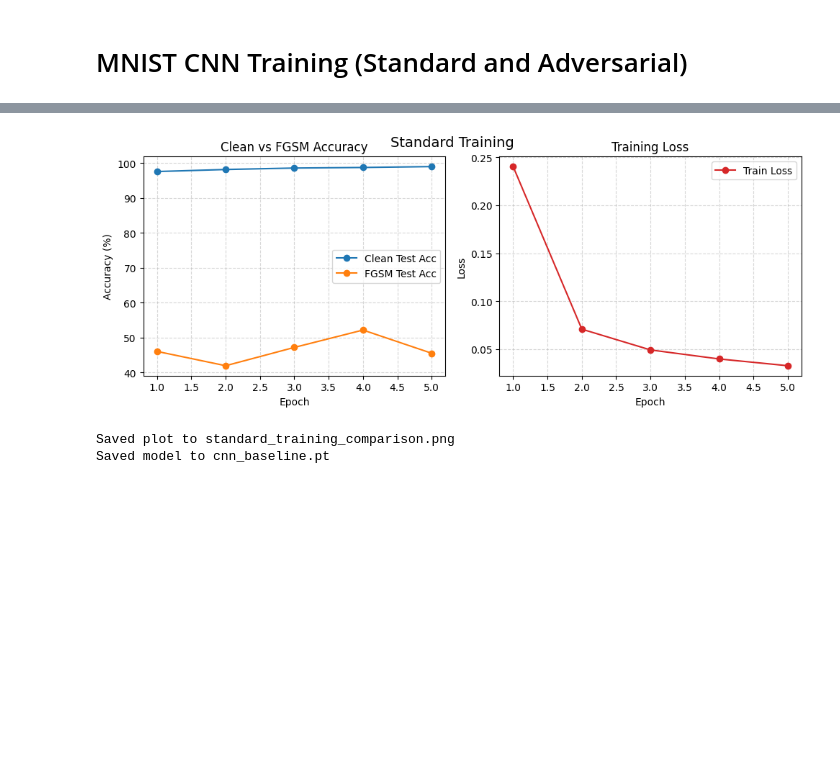
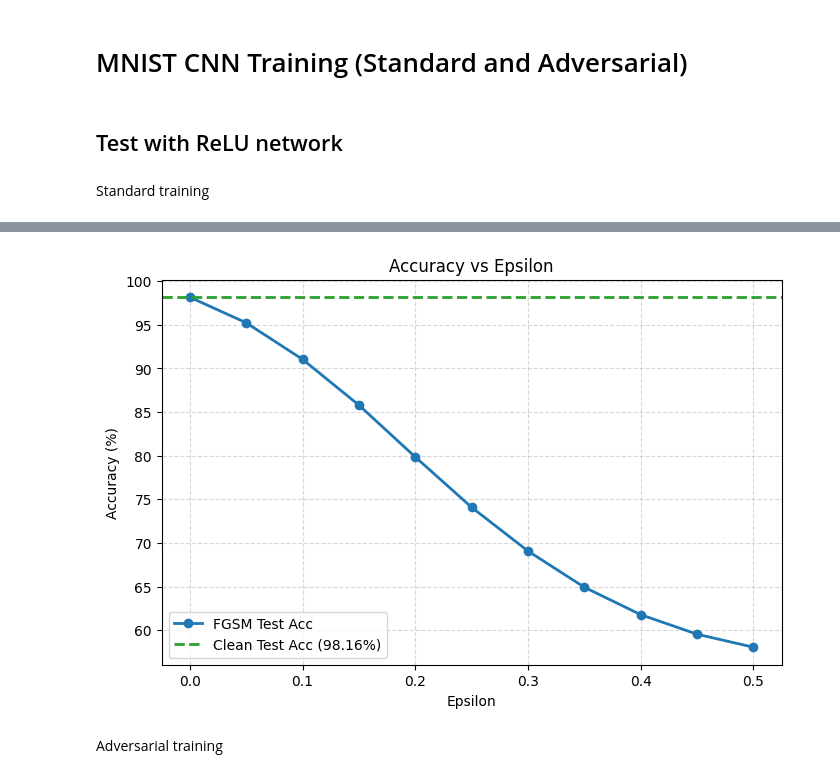
Before and after one commit to CaulesGe/CS679-project, a Jupyter notebook: fgsm_cnn/training.ipynb, the cells around one changed output, grey strips where cells are left out. Cells and saved outputs as stored; diff of their text form; code cells hidden in the pictures; blank space fills up the shorter version.

```diff
--- a/fgsm_cnn/training.ipynb
+++ b/fgsm_cnn/training.ipynb
@@ -18,6 +19,29 @@ def set_seed(seed=42):
     torch.cuda.manual_seed_all(seed)
     torch.backends.cudnn.deterministic = True
     torch.backends.cudnn.benchmark = False
+
+
+def get_best_device(verbose=True):
+    import sys
+
+    if verbose:
+        print(f"Python executable: {sys.executable}")
+        print(f"PyTorch version: {torch.__version__}")
+        print(f"CUDA available: {torch.cuda.is_available()}")
+
+    if torch.cuda.is_available():
+        return torch.device("cuda"), "cuda"
+
+    try:
+        import torch_directml
+        dml_device = torch_directml.device()
+        if verbose:
+            print("DirectML available: True")
+        return dml_device, "directml"
+    except Exception as e:
+        if verbose:
+            print(f"DirectML available: False ({e})")
+        return torch.device("cpu"), "cpu"
 
 
 def evaluate(model, dataloader, device):
@@ -45,9 +69,7 @@ def fgsm_attack(model, images, labels, epsilon):
     loss = torch.nn.CrossEntropyLoss()(outputs, labels)
 
     model.zero_grad()
-    loss.backward()
-
-    grad = images.grad.data
+    grad = torch.autograd.grad(loss, images, only_inputs=True)[0]
     sign_grad = grad.sign()
     adv_images = images + epsilon * sign_grad
 
@@ -183,4 +223,10 @@ def train_and_plot(adversarial_training=False, epsilon=0.5, num_epochs=5, lr=1e-
+# %% [markdown]
+## Test with ReLU network
+# %% [markdown]
+Standard training
 # %%
 # Run standard training
-standard_results = train_and_plot(adversarial_training=False, epsilon=0.5, num_epochs=5, lr=1e-3)
+net = Net()
+standard_results = train(net, adversarial_training=False, alpha=0.5, epsilon_training=0.35, num_epochs=15, lr=0.01)
+plot_standard_training(standard_results)
 # %% [output]
@@ -198,5 +256,5 @@ Epoch 5/5 | Loss: 0.0328 | Test Acc (FGSM): 45.54%
-[figure, old version]
+[figure, new version]
-Saved plot to standard_training_comparison.png
-Saved model to cnn_baseline.pt
+# %% [markdown]
+Adversarial training
 # %%
 # Run adversarial training
```
Also changed, not shown: parts of 9 cells of this notebook, 6 other files.
